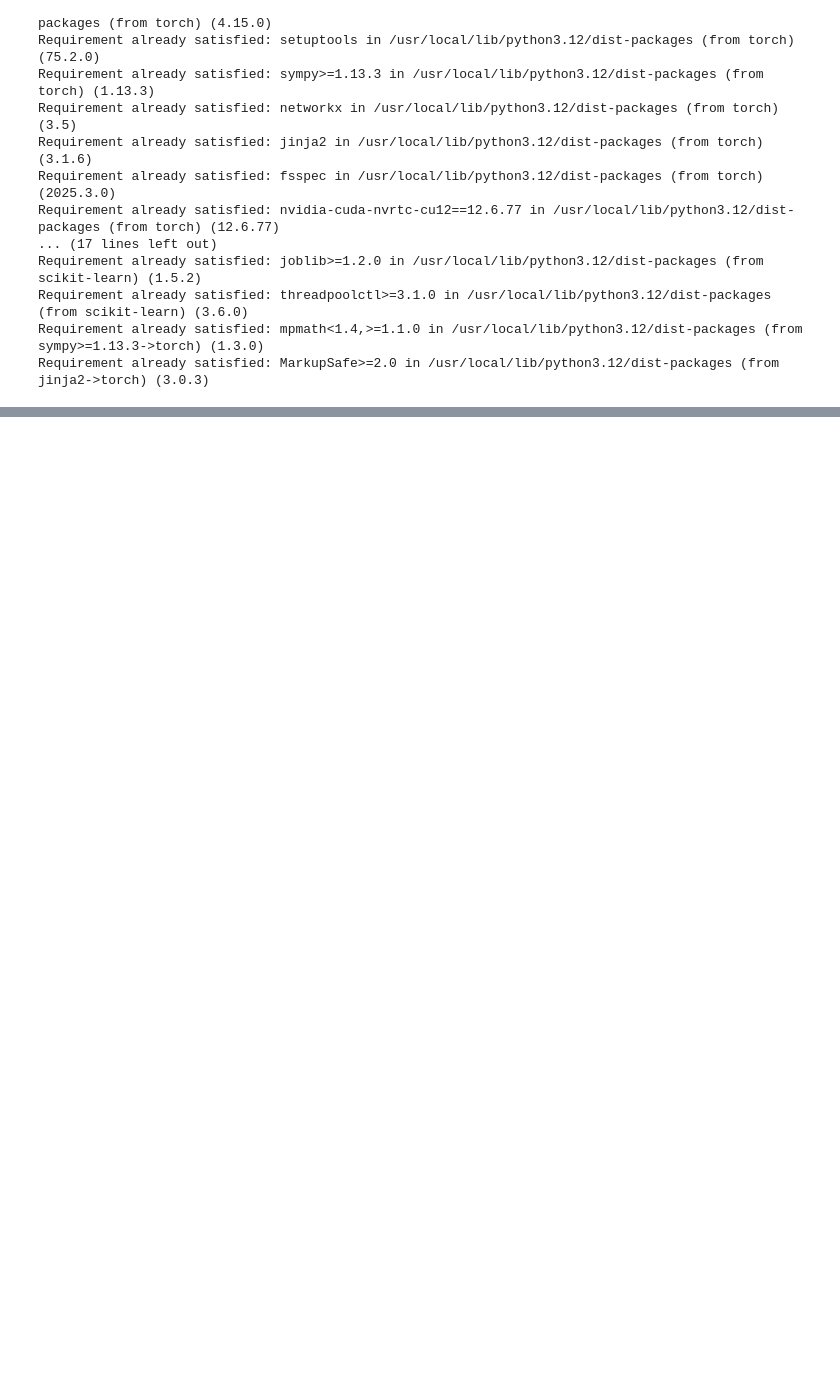
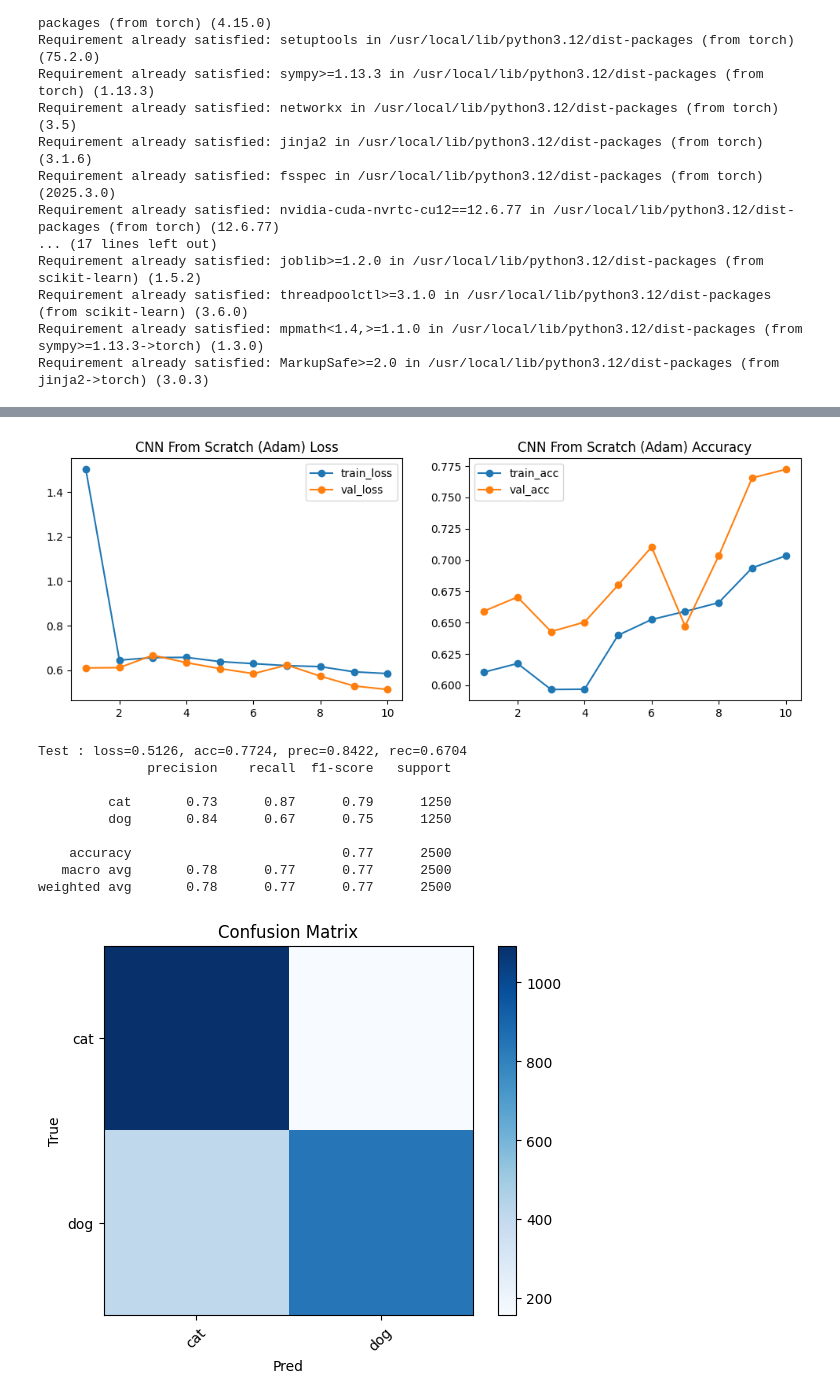
Before and after one commit to bams-dev/cnn-catsdogs-InzaBamba, a Jupyter notebook: Loading_Image_Data.ipynb, the cells around one changed output, grey strips where cells are left out. Cells and saved outputs as stored; diff of their text form; code cells hidden in the pictures; blank space fills up the shorter version.

```diff
--- a/Loading_Image_Data.ipynb
+++ b/Loading_Image_Data.ipynb
@@ -38,0 +258,10 @@ torch.cuda.is_available(), torch.cuda.get_device_name(0)
+# %%
+# Lancer l’entraînement
+set_seed(42)
+model = CNNFromScratch(num_classes=len(classes)).to(device)
+hist_adam = run_training(model, train_loader, test_loader, optimizer_name='adam', lr=1e-3, epochs=num_epochs, use_scheduler=True, ckpt_name="cnn_adam.pth")
+
+# Autre Option : tester un autre optimiseur (SGD)
+# set_seed(42)
+# model_sgd = CNNFromScratch(num_classes=len(classes)).to(device)
+# hist_sgd = run_training(model_sgd, train_loader, test_loader, optimizer_name='sgd', lr=1e-2, epochs=num_epochs, use_scheduler=True, ckpt_name="cnn_sgd.pth")
@@ -38,0 +280,44 @@ torch.cuda.is_available(), torch.cuda.get_device_name(0)
+# %%
+# Visualisation et évaluation finale
+
+def plot_history(h, title="History"):
+    epochs = range(1, len(h['train_loss'])+1)
+    plt.figure(figsize=(12,4))
+    plt.subplot(1,2,1)
+    plt.plot(epochs, h['train_loss'], '-o', label='train_loss')
+    plt.plot(epochs, h['val_loss'], '-o', label='val_loss')
+    plt.title(title+" Loss"); plt.legend()
+    plt.subplot(1,2,2)
+    plt.plot(epochs, h['train_acc'], '-o', label='train_acc')
+    plt.plot(epochs, h['val_acc'], '-o', label='val_acc')
+    plt.title(title+" Accuracy"); plt.legend()
+    plt.show()
+
+plot_history(hist_adam, "CNN From Scratch (Adam)")
+
+# Charger le meilleur modèle et évaluer
+ckpt = os.path.join(checkpoints_dir, "cnn_adam.pth")
+if os.path.exists(ckpt):
+    best_model = CNNFromScratch(num_classes=len(classes)).to(device)
+    best_model.load_state_dict(torch.load(ckpt, map_location=device))
+    val_loss, val_acc, val_prec, val_rec, y_true, y_pred = eval_epoch(best_model, test_loader, nn.CrossEntropyLoss())
+    print(f"Test : loss={val_loss:.4f}, acc={val_acc:.4f}, prec={val_prec:.4f}, rec={val_rec:.4f}")
+    print(classification_report(y_true, y_pred, target_names=classes))
+    cm = confusion_matrix(y_true, y_pred)
+    plt.imshow(cm, cmap='Blues'); plt.title("Confusion Matrix"); plt.colorbar()
+    plt.xticks([0,1], classes, rotation=45); plt.yticks([0,1], classes)
+    plt.xlabel("Pred"); plt.ylabel("True"); plt.show()
+else:
+    print("Checkpoint non trouvé :", ckpt)
+# %% [output]
+[figure, added]
+Test : loss=0.5126, acc=0.7724, prec=0.8422, rec=0.6704
+              precision    recall  f1-score   support
+
+         cat       0.73      0.87      0.79      1250
+         dog       0.84      0.67      0.75      1250
+
+    accuracy                           0.77      2500
+   macro avg       0.78      0.77      0.77      2500
+weighted avg       0.78      0.77      0.77      2500
+[figure, added]
```
Also changed, not shown: parts of 26 cells of this notebook.
